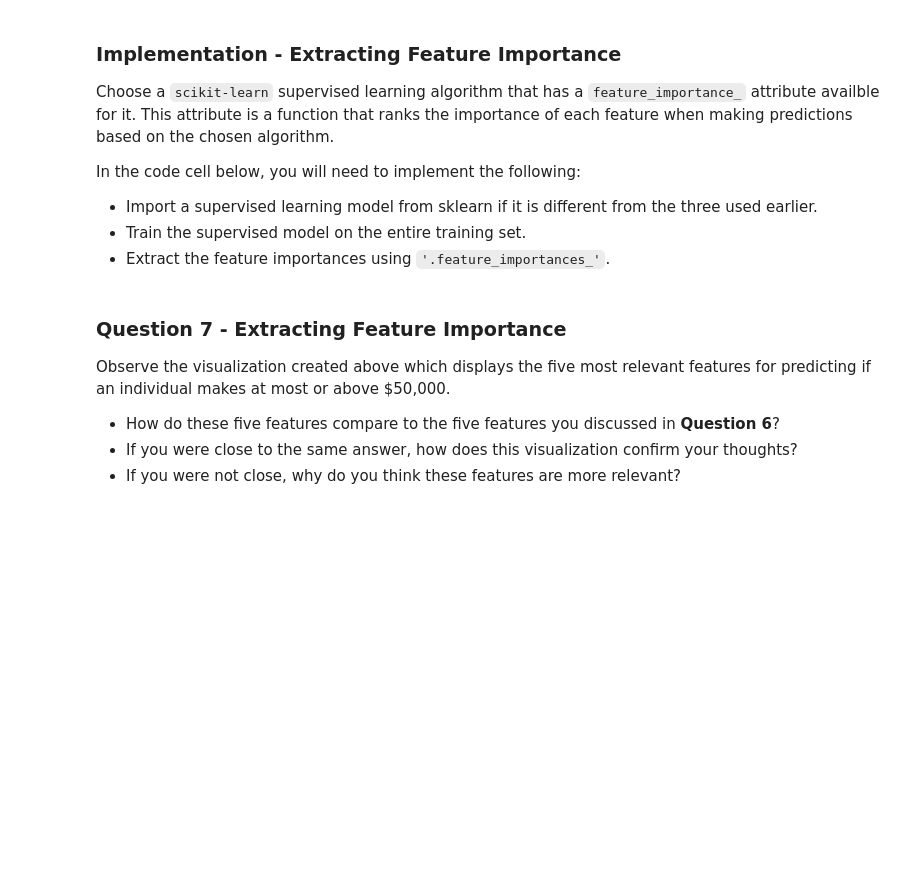
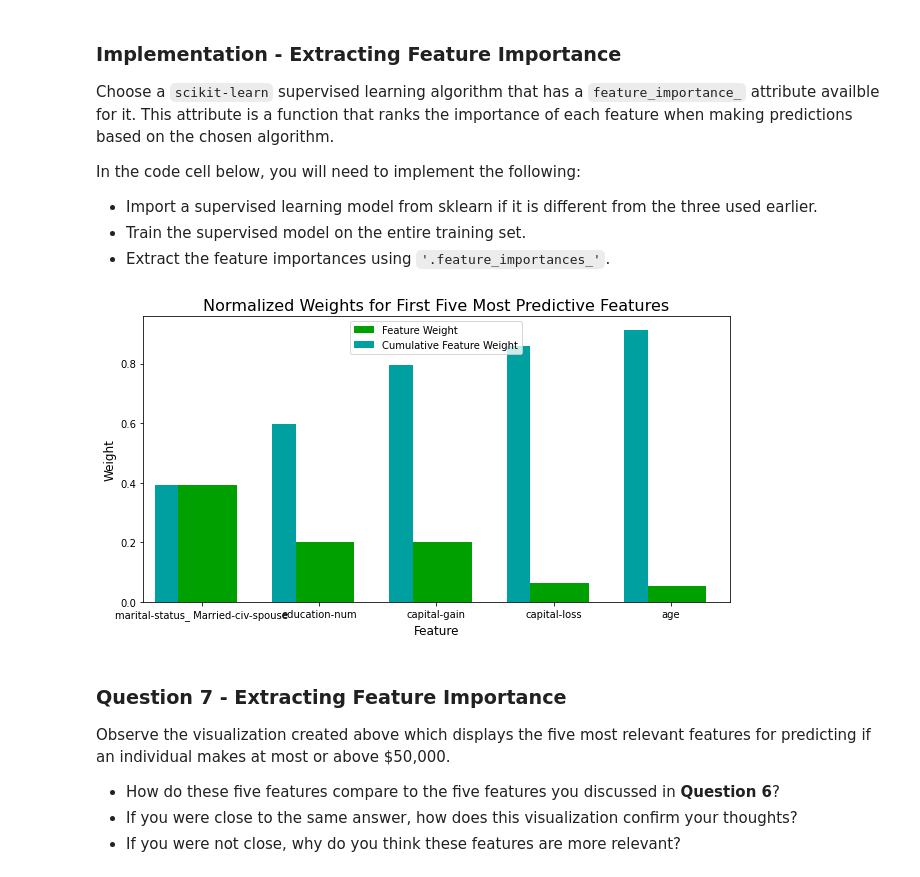
Before and after one commit to OmarAhmed-A/Final-Project-finding-donors, a Jupyter notebook: finding_donors.ipynb, the cells around one changed output. Drawn from its saved outputs; the diff is of its cells as text; code cells hidden in the pictures; blank space fills up the shorter version.

```diff
--- a/finding_donors.ipynb
+++ b/finding_donors.ipynb
@@ -559,16 +559,18 @@ In the code cell below, you will need to implement the following:
  - Extract the feature importances using `'.feature_importances_'`.
 # %%
 # TODO: Import a supervised learning model that has 'feature_importances_'
-
+# already present in chosen model
 
 # TODO: Train the supervised model on the training set using .fit(X_train, y_train)
-model = None
+model = GradientBoostingClassifier(random_state=seed).fit(X_train, y_train)
 
 # TODO: Extract the feature importances using .feature_importances_
-importances = None
+importances = model.feature_importances_
 
 # Plot
 vs.feature_plot(importances, X_train, y_train)
+# %% [output]
+[figure, added]
 # %% [markdown]
 ### Question 7 - Extracting Feature Importance
 
```
Also changed, not shown: parts of 2 cells of this notebook, 1 other file.
